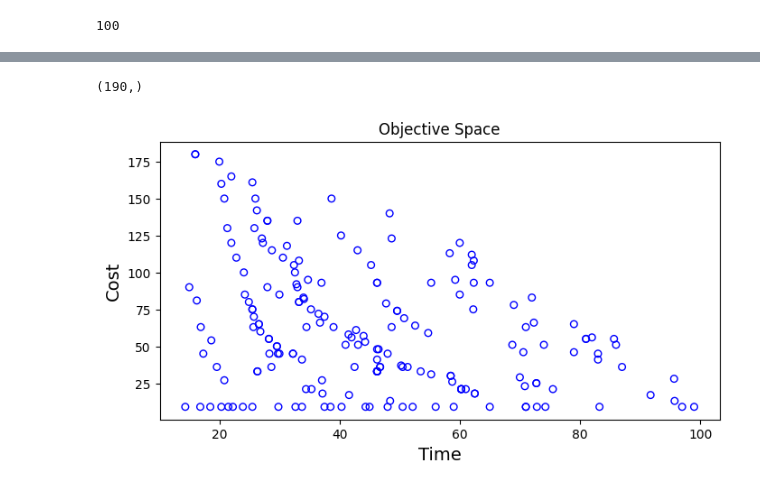
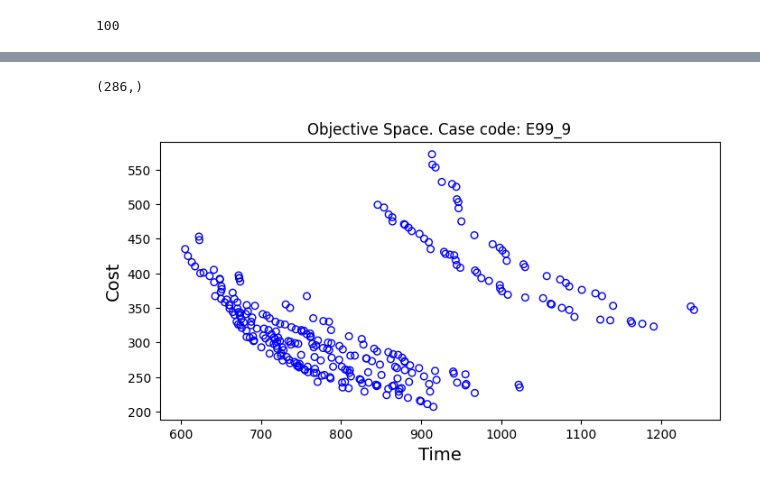
Before and after one commit to acsicuib/DRL-AC-Allocation, a Jupyter notebook: notebook_plot_GAs.ipynb, the cells around one changed output, grey strips where cells are left out. Saved outputs shown, nothing was run; the diff lists cells and outputs as text; code cells hidden in the pictures.

```diff
--- a/notebook_plot_GAs.ipynb
+++ b/notebook_plot_GAs.ipynb
@@ -15,6 +15,11 @@ configs = eval(conf[0])
 configs.et_normalize_coef_cost
 # %% [output]
 100
+# %%
+## ESPECIFIC CONFIGS
+configs.name="E99_9"
+configs.n_devices=99
+configs.n_jobs=9
 # %%
 # df = pd.read_pickle('logs/log_rnd_alloc_'  + str(configs.name) + "_" + str(configs.n_jobs) + '_' + str(configs.n_devices)+'.pkl', 'infer')
 df = pd.read_pickle('logs/log_ga_pf_'  + str(configs.name) + "_" + str(configs.n_jobs) + '_' + str(configs.n_devices)+'.pkl', 'infer')
@@ -51,14 +44,14 @@ fcost = np.array(cost)
 exec_time = np.array(exec_time)
 ftime.shape
 # %% [output]
-(190,)
+(286,)
 # %%
 fig, ax = plt.subplots(figsize=(8,4))
 ax.scatter(ftime, fcost, s=30, facecolors='none', edgecolors='blue')
-plt.title("Objective Space")
+plt.title("Objective Space. Case code: %s"%configs.name)
 plt.xlabel("Time", fontsize=14)
 plt.ylabel("Cost", fontsize=14)
 # plt.savefig("images/pf_nsgaII-0.pdf",dpi=300,bbox_inches = 'tight')
 plt.show()
 # %% [output]
-[figure, old version]
+[figure, new version]
```
Also changed, not shown: parts of 1 cell of this notebook, 3 other files.
